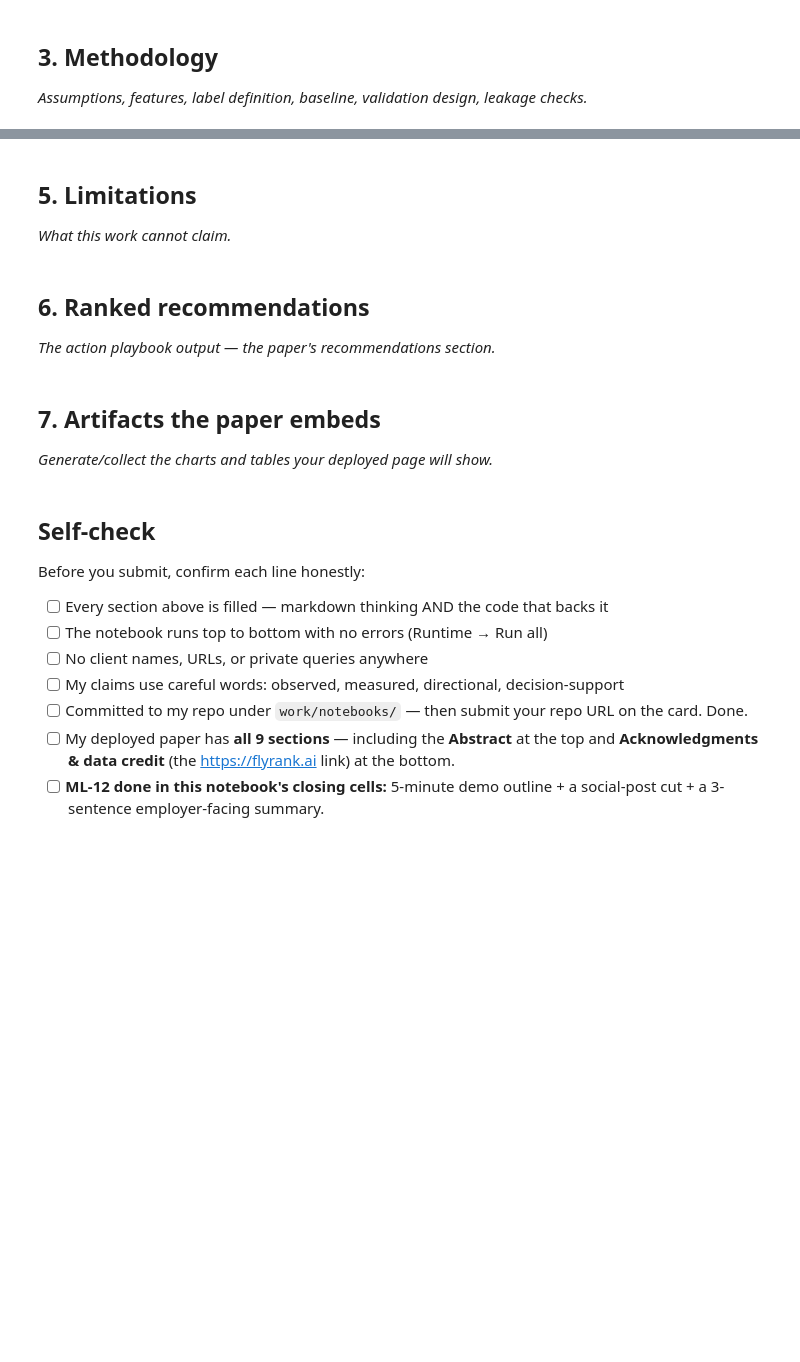
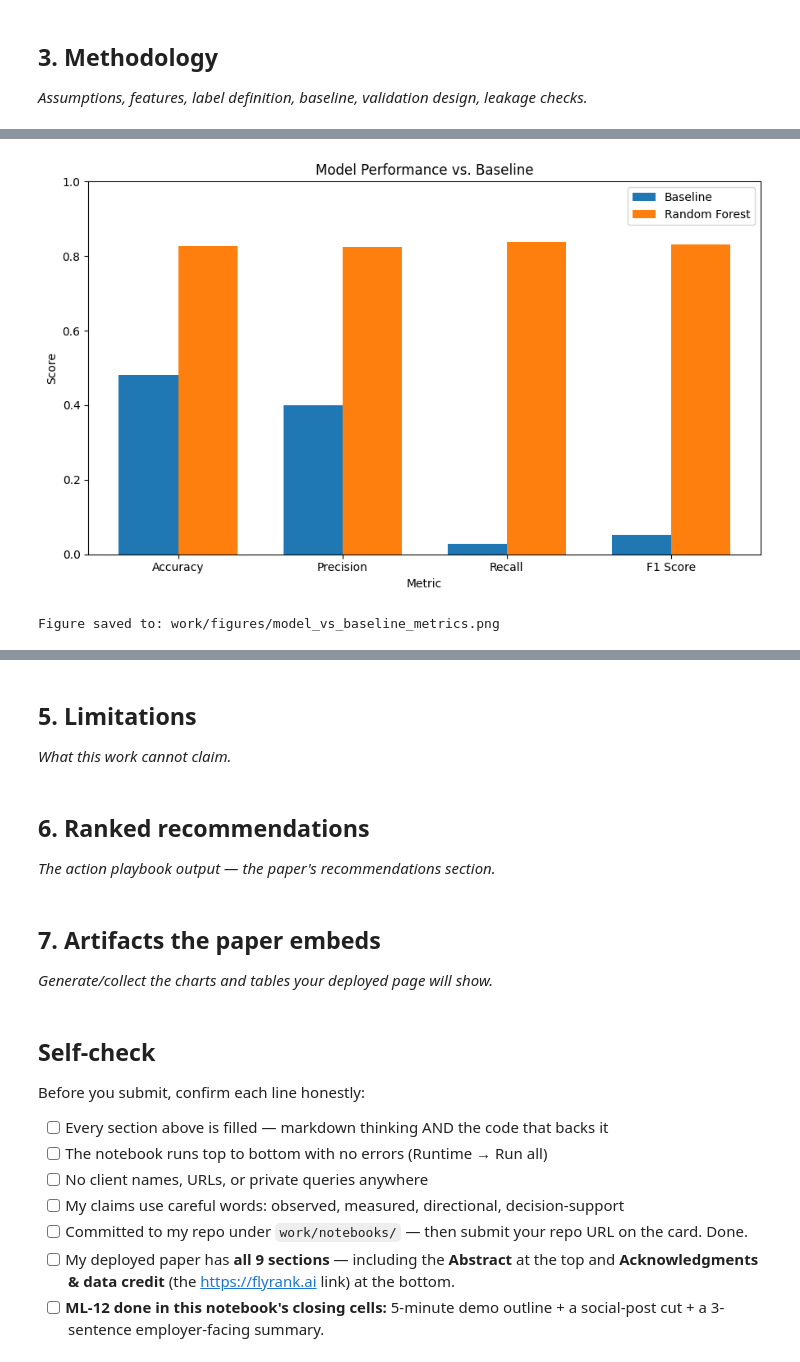
Before and after one commit to yara-08/ML-FlyRank-Internship2, a Jupyter notebook: work/notebooks/capstone.ipynb, the cells around one changed output, grey strips where cells are left out. Drawn from its saved outputs; the diff is of its cells as text; code cells hidden in the pictures; blank space fills up the shorter version.

```diff
--- a/work/notebooks/capstone.ipynb
+++ b/work/notebooks/capstone.ipynb
@@ -24,0 +206,73 @@ This skeleton is yours to fill. Work the sections **in order** — each one has
+# %%
+# Figure 1 — Model performance versus baseline
+
+import matplotlib.pyplot as plt
+import numpy as np
+import os
+
+metrics = [
+    "Accuracy",
+    "Precision",
+    "Recall",
+    "F1 Score"
+]
+
+baseline_values = [
+    0.482,
+    0.399,
+    0.028,
+    0.052
+]
+
+random_forest_values = [
+    0.826,
+    0.824,
+    0.838,
+    0.831
+]
+
+x = np.arange(len(metrics))
+width = 0.36
+
+fig, ax = plt.subplots(figsize=(9, 5.5))
+
+ax.bar(
+    x - width / 2,
+    baseline_values,
+    width,
+    label="Baseline"
+)
+
+ax.bar(
+    x + width / 2,
+    random_forest_values,
+    width,
+    label="Random Forest"
+)
+
+ax.set_ylabel("Score")
+ax.set_xlabel("Metric")
+ax.set_title("Model Performance vs. Baseline")
+ax.set_xticks(x)
+ax.set_xticklabels(metrics)
+ax.set_ylim(0, 1)
+
+ax.legend()
+
+plt.tight_layout()
+
+figure_path = "work/figures/model_vs_baseline_metrics.png"
+os.makedirs(os.path.dirname(figure_path), exist_ok=True)
+
+plt.savefig(
+    figure_path,
+    dpi=300,
+    bbox_inches="tight"
+)
+
+plt.show()
+
+print(f"Figure saved to: {figure_path}")
+# %% [output]
+[figure, added]
+Figure saved to: work/figures/model_vs_baseline_metrics.png
```
Also changed, not shown: parts of 15 cells of this notebook.
